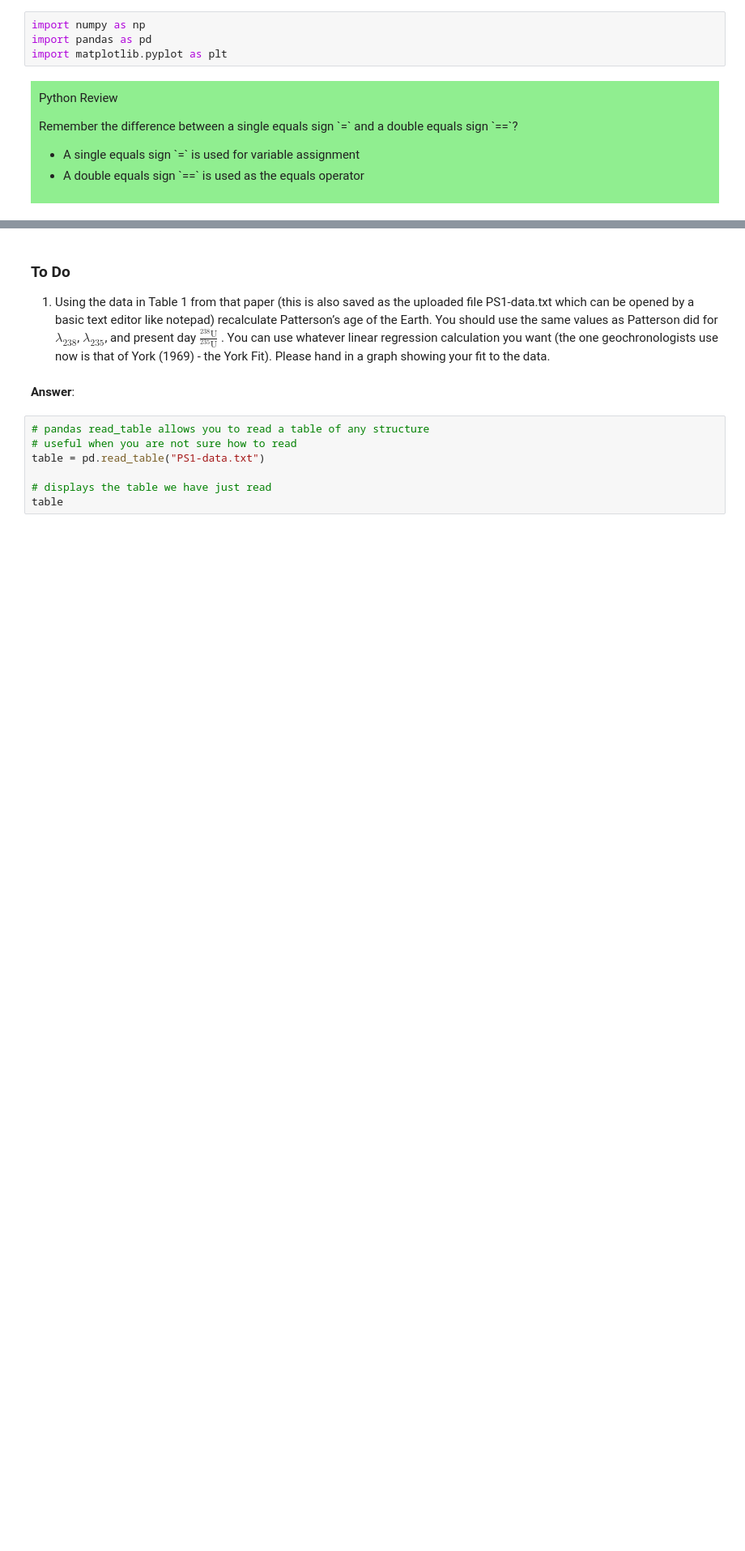
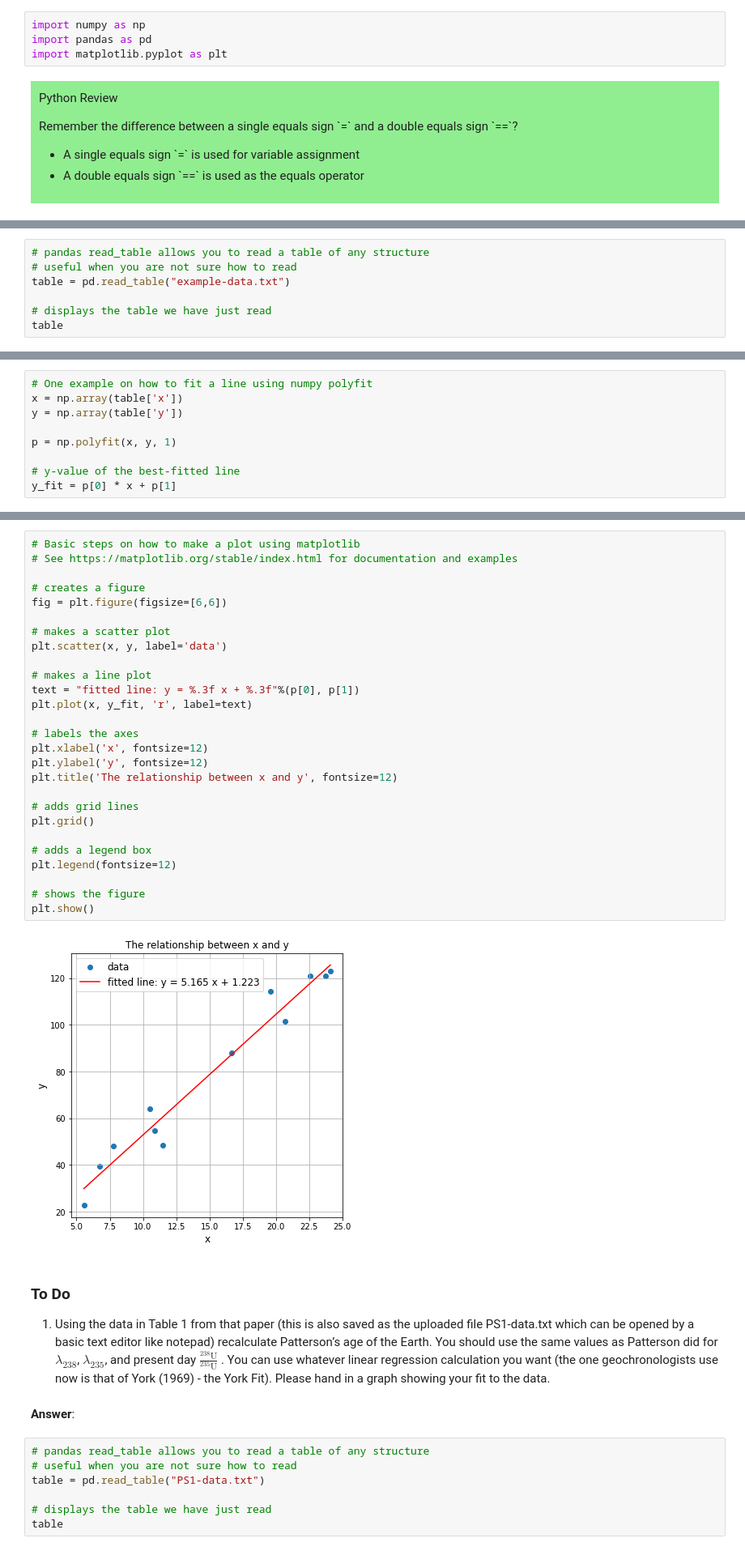
Before and after one commit to globalseismology/avni-courses.solid-earth-fundamentals, a Jupyter notebook: PS_1_Age_of_Earth_and_Plate_Tectonics/Age_of_the_Earth_and_Plate_Tectonics-Key.ipynb, the cells around one changed output, grey strips where cells are left out. Shown at 81% size. Saved outputs shown, nothing was run; the diff lists cells and outputs as text; blank space fills up the shorter version.

```diff
--- a/PS_1_Age_of_Earth_and_Plate_Tectonics/Age_of_the_Earth_and_Plate_Tectonics-Key.ipynb
+++ b/PS_1_Age_of_Earth_and_Plate_Tectonics/Age_of_the_Earth_and_Plate_Tectonics-Key.ipynb
@@ -51,0 +63,7 @@ import matplotlib.pyplot as plt
+# %%
+# pandas read_table allows you to read a table of any structure
+# useful when you are not sure how to read
+table = pd.read_table("example-data.txt")
+
+# displays the table we have just read
+table
@@ -51,0 +101,9 @@ import matplotlib.pyplot as plt
+# %%
+# One example on how to fit a line using numpy polyfit
+x = np.array(table['x'])
+y = np.array(table['y'])
+
+p = np.polyfit(x, y, 1)
+
+# y-value of the best-fitted line
+y_fit = p[0] * x + p[1]
@@ -52,3 +112,32 @@ import matplotlib.pyplot as plt
+# %%
+# Basic steps on how to make a plot using matplotlib
+# See https://matplotlib.org/stable/index.html for documentation and examples
+
+# creates a figure
+fig = plt.figure(figsize=[6,6])
+
+# makes a scatter plot
+plt.scatter(x, y, label='data')
+
+# makes a line plot
+text = "fitted line: y = %.3f x + %.3f"%(p[0], p[1])
+plt.plot(x, y_fit, 'r', label=text)
+
+# labels the axes
+plt.xlabel('x', fontsize=12)
+plt.ylabel('y', fontsize=12)
+plt.title('The relationship between x and y', fontsize=12)
+
+# adds grid lines
+plt.grid()
+
+# adds a legend box
+plt.legend(fontsize=12)
+
+# shows the figure
+plt.show()
+# %% [output]
+[figure, added]
 # %% [markdown]
 
 ### To Do
```
Also changed, not shown: parts of 6 cells of this notebook, 1 other file.
